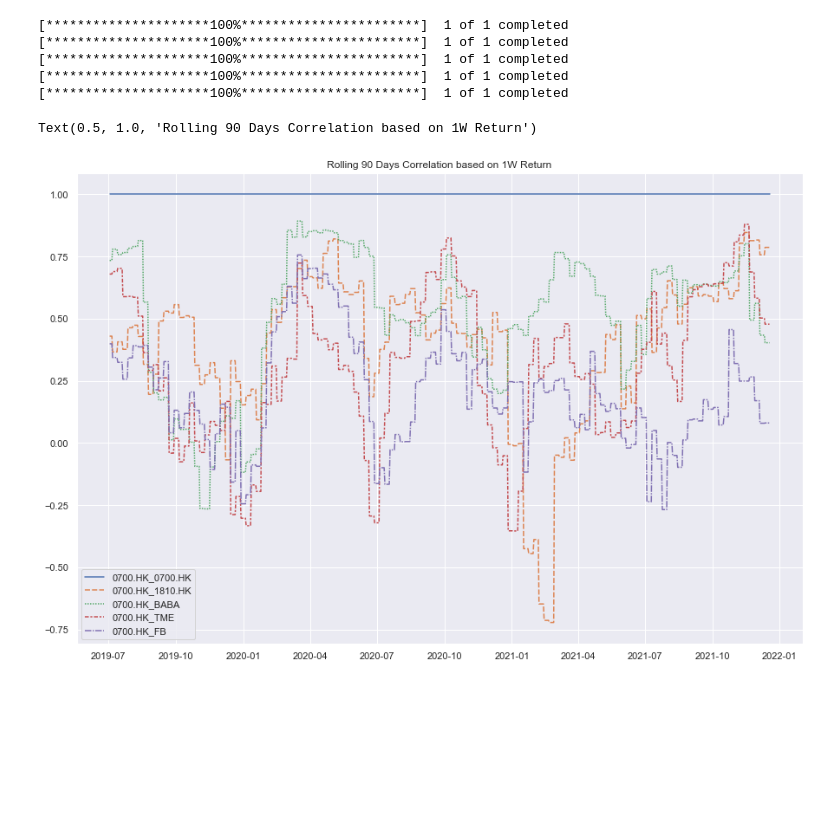
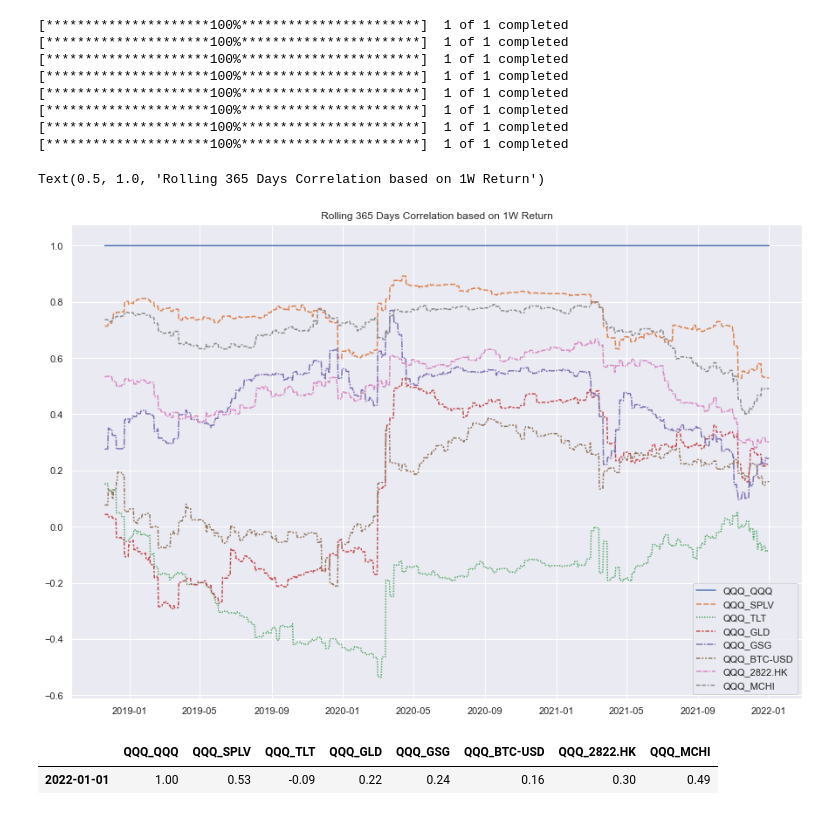
Before and after one commit to koalainfotech/skydog, a Jupyter notebook: notebooks/Correlation Analysis.ipynb, the cells around one changed output. Drawn from its saved outputs; the diff is of its cells as text; code cells hidden in the pictures; blank space fills up the shorter version.

```diff
--- a/notebooks/Correlation Analysis.ipynb
+++ b/notebooks/Correlation Analysis.ipynb
@@ -10,9 +10,9 @@ import seaborn as sns
 # %%
 #parameters
 
-ticker_list=['0700.HK','1810.HK','BABA','TME','FB']
-#ticker_list=['QQQ','SPLV','TLT','GLD','GSG','BTC-USD','2822.HK','MCHI']
-focus='0700.HK'
+#ticker_list=['0700.HK','1810.HK','BABA','TME','FB']
+ticker_list=['QQQ','SPLV','TLT','GLD','GSG','BTC-USD','2822.HK','MCHI']
+focus='QQQ'
 
 #init
 sns.set_theme(context='notebook', style='darkgrid', palette='deep', font='sans-serif', font_scale=1, color_codes=True,
@@ -30,6 +30,9 @@ for ticker in ticker_list:
 [*********************100%***********************]  1 of 1 completed
 [*********************100%***********************]  1 of 1 completed
 [*********************100%***********************]  1 of 1 completed
+[*********************100%***********************]  1 of 1 completed
+[*********************100%***********************]  1 of 1 completed
+[*********************100%***********************]  1 of 1 completed
 # %%
 
 def cal_rolling_cov(s1,s2,period):
@@ -48,7 +51,7 @@ def cal_rolling_cov(s1,s2,period):
 # %%
 # Calculate correlations
 resample='1W'
-days=90
+days=365
 
 df_price_rs=df_price.resample(resample).last()
 df_price_rs
@@ -79,5 +82,10 @@ df_cov_filtered=df_cov[col]
 plot=sns.lineplot(data=df_cov_filtered.loc[dt.date.today()-dt.timedelta(days=days*10):])
 plt.title('Rolling %i Days Correlation based on %s Return'%(days,resample))
 # %% [output]
-Text(0.5, 1.0, 'Rolling 90 Days Correlation based on 1W Return')
+Text(0.5, 1.0, 'Rolling 365 Days Correlation based on 1W Return')
-[figure, old version]
+[figure, new version]
+# %%
+df_cov_filtered.tail(1)
+# %% [output]
+|  | QQQ_QQQ | QQQ_SPLV | QQQ_TLT | QQQ_GLD | QQQ_GSG | QQQ_BTC-USD | QQQ_2822.HK | QQQ_MCHI |
+| 2022-01-01 | 1.00 | 0.53 | -0.09 | 0.22 | 0.24 | 0.16 | 0.30 | 0.49 |
```
Also changed, not shown: 3 other files.
